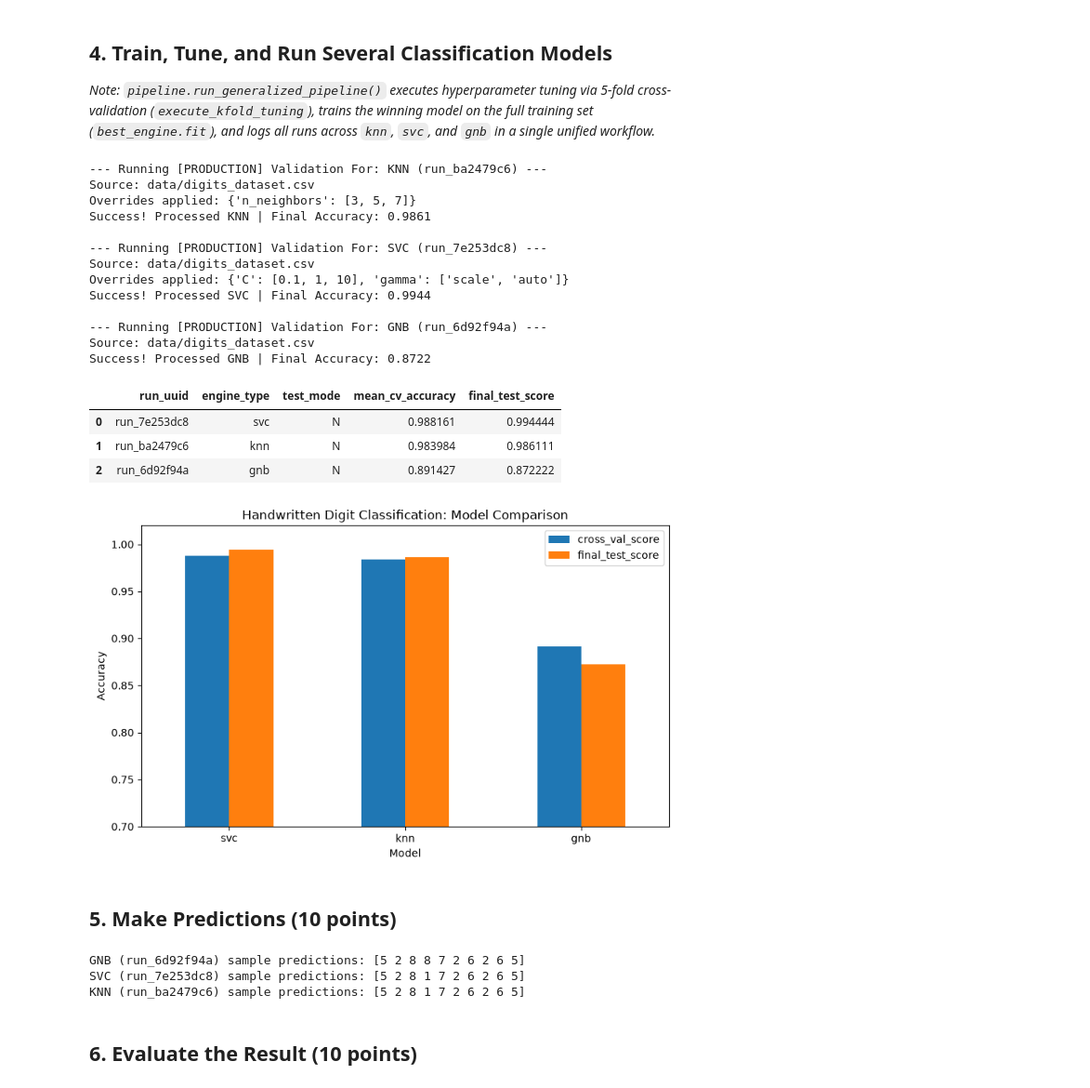
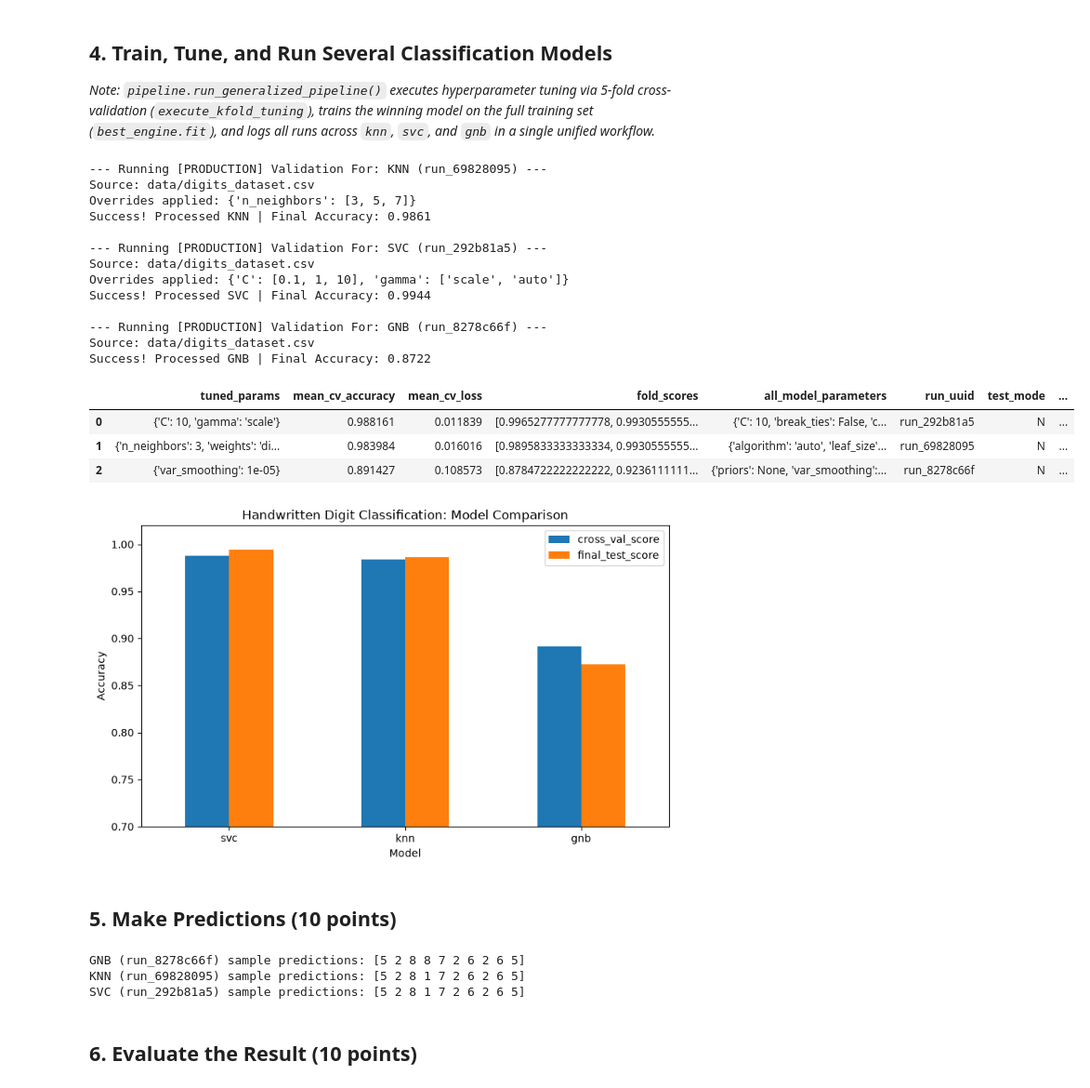
Before and after one commit to Ethereal-Mining-Company/656D632D70726F6A2D32, a Jupyter notebook: assignments.ipynb, the cells around one changed output. Shown at 93% size. Saved outputs shown, nothing was run; the diff lists cells and outputs as text; code cells hidden in the pictures.

```diff
--- a/assignments.ipynb
+++ b/assignments.ipynb
@@ -111,44 +117,45 @@ models_to_execute = {
 
 for name, setup in models_to_execute.items():
     pipeline.run_generalized_pipeline(
         target_model_name=name,
         param_overrides=setup["overrides"],
         data_path_override=setup["data"]
     )
 
 log_path = os.path.join(config["paths"]["log_dir"], config["paths"].get("log_file", "experiment_results.csv"))
 results_df = pd.read_csv(log_path)
 
-latest_uuids = results_df.groupby("engine_type")["run_uuid"].last()
+sub_df = results_df[results_df["engine_type"].isin(models_to_execute.keys())]
+latest_uuids = sub_df.groupby("engine_type")["run_uuid"].last()
 latest_runs = (
-    results_df[results_df["run_uuid"].isin(latest_uuids)]
-    .groupby(["run_uuid", "engine_type", "test_mode"], as_index=False)[["mean_cv_accuracy", "final_test_score"]]
-    .max()
+    sub_df[sub_df["run_uuid"].isin(latest_uuids.values)]
+    .sort_values(by=["mean_cv_accuracy", "mean_cv_loss"], ascending=[True, False])
+    .drop_duplicates("engine_type", keep="last")
 )
 
 leaderboard = latest_runs.sort_values(by="final_test_score", ascending=False).reset_index(drop=True)
 display(leaderboard)
 
 comparison_df = leaderboard.rename(columns={"mean_cv_accuracy": "cross_val_score"})
 visualization.plot_model_comparison(comparison_df)
 # %% [output]
---- Running [PRODUCTION] Validation For: KNN (run_ba2479c6) ---
+--- Running [PRODUCTION] Validation For: KNN (run_69828095) ---
 Source: data/digits_dataset.csv
 Overrides applied: {'n_neighbors': [3, 5, 7]}
 Success! Processed KNN | Final Accuracy: 0.9861
 
---- Running [PRODUCTION] Validation For: SVC (run_7e253dc8) ---
+--- Running [PRODUCTION] Validation For: SVC (run_292b81a5) ---
 Source: data/digits_dataset.csv
 Overrides applied: {'C': [0.1, 1, 10], 'gamma': ['scale', 'auto']}
 Success! Processed SVC | Final Accuracy: 0.9944
 
---- Running [PRODUCTION] Validation For: GNB (run_6d92f94a) ---
+--- Running [PRODUCTION] Validation For: GNB (run_8278c66f) ---
 Source: data/digits_dataset.csv
 Success! Processed GNB | Final Accuracy: 0.8722
-|  | run_uuid | engine_type | test_mode | mean_cv_accuracy | final_test_score |
-| 0 | run_7e253dc8 | svc | N | 0.988161 | 0.994444 |
-| 1 | run_ba2479c6 | knn | N | 0.983984 | 0.986111 |
-| 2 | run_6d92f94a | gnb | N | 0.891427 | 0.872222 |
+|  | tuned_params | mean_cv_accuracy | mean_cv_loss | fold_scores | all_model_parameters | run_uuid | test_mode | ... |
+| 0 | {'C': 10, 'gamma': 'scale'} | 0.988161 | 0.011839 | [0.9965277777777778, 0.9930555555... | {'C': 10, 'break_ties': False, 'c... | run_292b81a5 | N | ... |
+| 1 | {'n_neighbors': 3, 'weights': 'di... | 0.983984 | 0.016016 | [0.9895833333333334, 0.9930555555... | {'algorithm': 'auto', 'leaf_size'... | run_69828095 | N | ... |
+| 2 | {'var_smoothing': 1e-05} | 0.891427 | 0.108573 | [0.8784722222222222, 0.9236111111... | {'priors': None, 'var_smoothing':... | run_8278c66f | N | ... |
 [figure]
 # %% [markdown]
 ## 5. Make Predictions (10 points)
@@ -170,9 +177,9 @@ for _, row in latest_runs.iterrows():
     predictions[model_name] = bundle["model"].predict(X_test)
     print(f"{model_name.upper()} ({run_id}) sample predictions: {predictions[model_name][:10]}")
 # %% [output]
-GNB (run_6d92f94a) sample predictions: [5 2 8 8 7 2 6 2 6 5]
-SVC (run_7e253dc8) sample predictions: [5 2 8 1 7 2 6 2 6 5]
-KNN (run_ba2479c6) sample predictions: [5 2 8 1 7 2 6 2 6 5]
+GNB (run_8278c66f) sample predictions: [5 2 8 8 7 2 6 2 6 5]
+KNN (run_69828095) sample predictions: [5 2 8 1 7 2 6 2 6 5]
+SVC (run_292b81a5) sample predictions: [5 2 8 1 7 2 6 2 6 5]
 # %% [markdown]
 ## 6. Evaluate the Result (10 points)
 # %%
```
Also changed, not shown: parts of 18 cells of this notebook, 51 other files.
